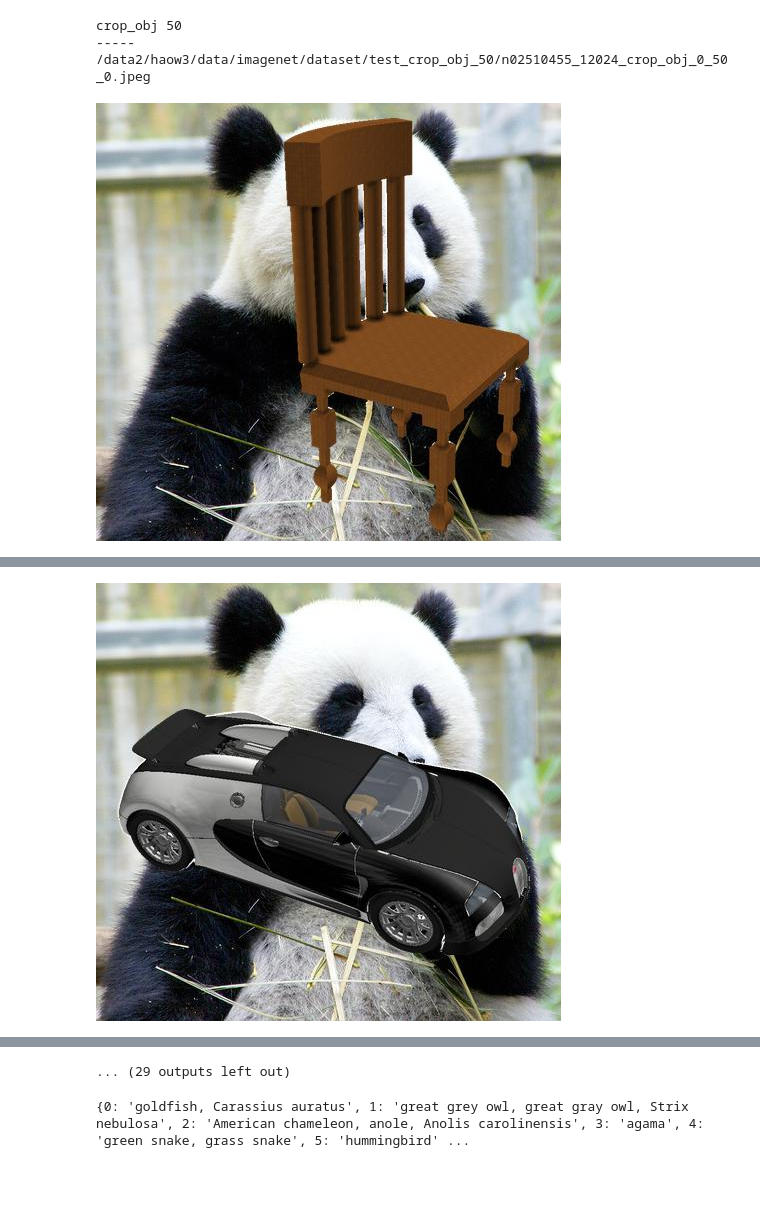
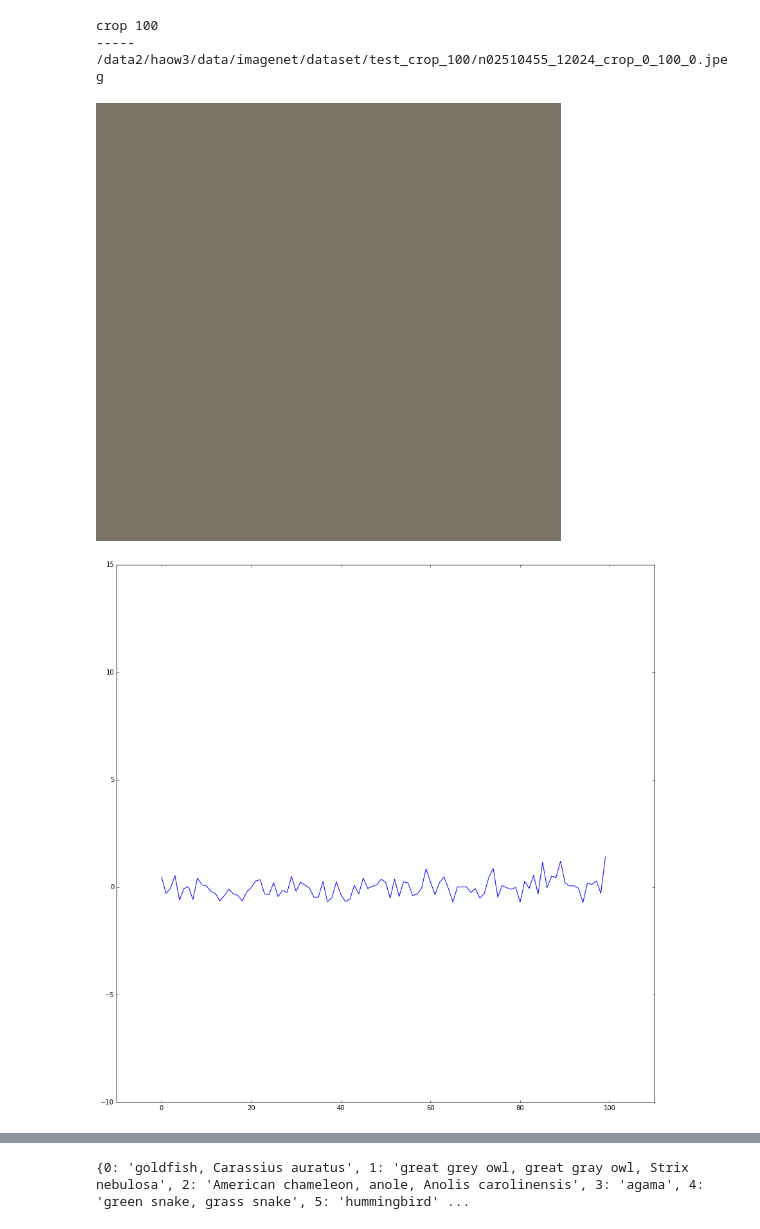
Before and after one commit to Definiter/occlusion-project, a Jupyter notebook: src/data_utility.ipynb, the cells around one changed output, grey strips where cells are left out. Drawn from its saved outputs; the diff is of its cells as text; code cells hidden in the pictures; blank space fills up the shorter version.

```diff
--- a/src/data_utility.ipynb
+++ b/src/data_utility.ipynb
@@ -113,10 +129,10 @@ from IPython.display import Image, display
 import numpy as np
 
 image_names = ['n02510455_12024']
-model_type_str = 'crop_obj'
-model_name = 'all'
-test_type_strs = ['crop_obj']
-test_names = ['50', '80']
+model_type_str = 'crop'
+model_name = '0'
+test_type_strs = ['crop']
+test_names = ['100']
 
 caffe.set_device(3)
 caffe.set_mode_gpu()
@@ -129,33 +145,39 @@ transformer = caffe.io.Transformer({'data': net.blobs['data'].data.shape})
 transformer.set_transpose('data', (2,0,1))
 transformer.set_mean('data', np.load(caffe_root + 'python/caffe/imagenet/ilsvrc_2012_mean.npy').mean(1).mean(1)) # mean pixel
 transformer.set_raw_scale('data', 255)  # the reference model operates on images in [0,255] range instead of [0,1]
 transformer.set_channel_swap('data', (2,1,0))  # the reference model has channels in BGR order instead of RGB
 
 net.blobs['data'].reshape(1,3,227,227)
 
 for image_name in image_names:
     for test_type_str in test_type_strs:
         for test_name in test_names:
             print test_type_str, test_name
             for index in range(1 if test_name == '0' or test_name == '100' else 10):
                 print '-----'
                 filename = '{}dataset/test_{}_{}/{}_{}_0_{}_{}.jpeg'\
                     .format(imagenet_root, test_type_str, test_name, image_name, test_type_str, test_name, index)
                 print filename
                 display(Image(filename))
                 net.blobs['data'].data[...] = transformer.preprocess('data', caffe.io.load_image(filename))
                 net.forward()
                 result = [(i, net.blobs['prob'].data[0][i]) for i in range(len(net.blobs['prob'].data[0]))]
                 result = sorted(result, key = lambda k: k[1], reverse = True)
+                ax = plt.gca()
+                ax.set_xlim([-10, 110])
+                ax.set_ylim([-10, 15])
+                plt.plot(range(100), net.blobs['fc8_occlusion'].data[0])
+                plt.show()
                 for i in range(5):
                     print 'class', result[i][0], new_id_to_name[result[i][0]], '{:.2f}'.format(result[i][1] * 100)
                 for i in reversed(range(5)):
                     print new_id_to_name[result[i][0]]
                 for i in reversed(range(5)):
                     print '{:.4f}'.format(result[i][1])
                 print '-----'
 # %% [output]
-crop_obj 50
+crop 100
 -----
-/data2/haow3/data/imagenet/dataset/test_crop_obj_50/n02510455_12024_crop_obj_0_50_0.jpeg
+/data2/haow3/data/imagenet/dataset/test_crop_100/n02510455_12024_crop_0_100_0.jpeg
-[figure, old version]
+[figure, new version]
+[figure, new version]
@@ -180 +199,0 @@ giant panda, panda, panda bear, coon bear, Ailuropoda melanoleuca
-[figure, old version]
@@ -257,4 +200,3 @@ giant panda, panda, panda bear, coon bear, Ailuropoda melanoleuca
-... (29 outputs left out)
 # %%
 # Show images in lmdb database.
 
```
Also changed, not shown: parts of 4 cells of this notebook, 8 other files.
